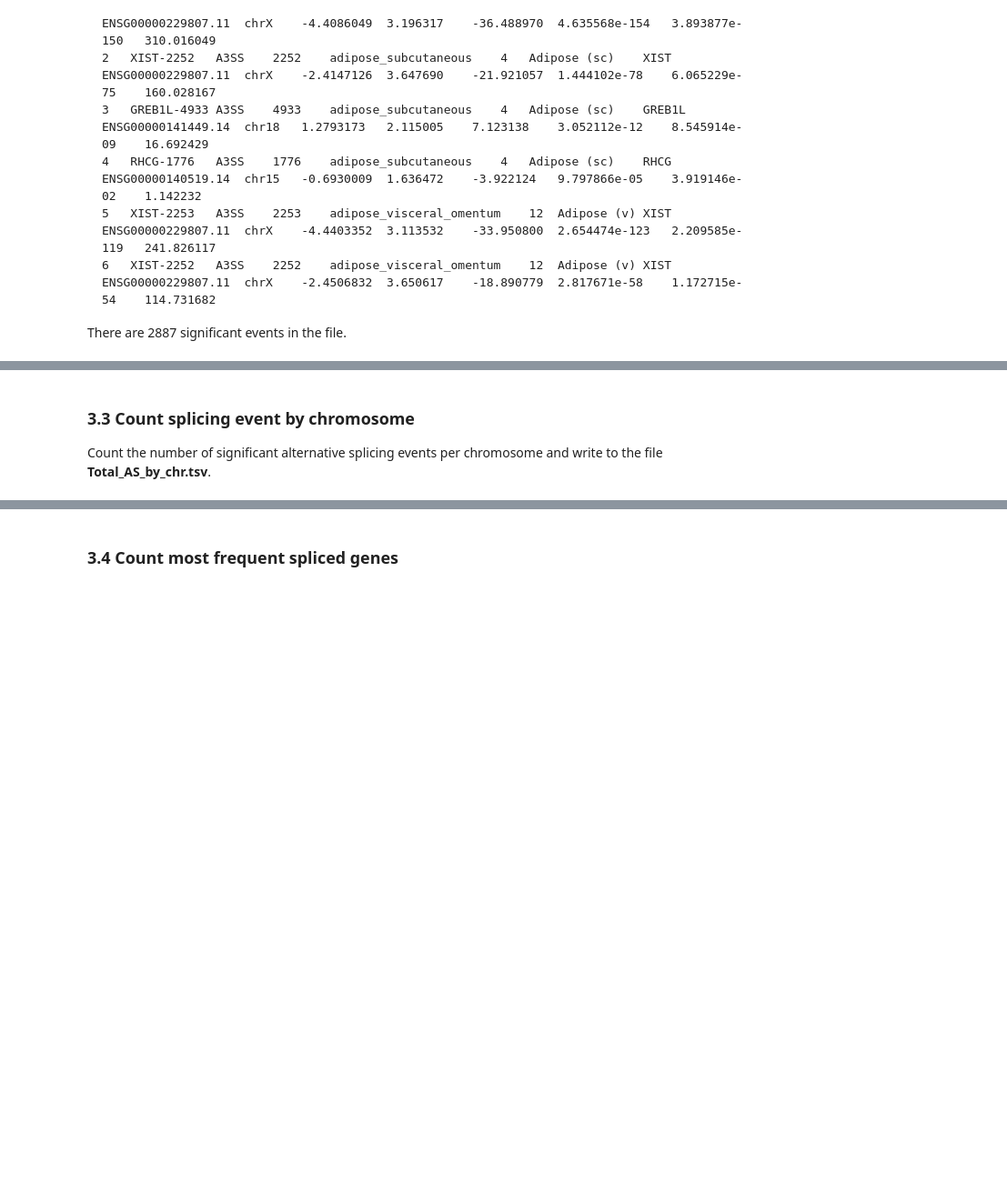
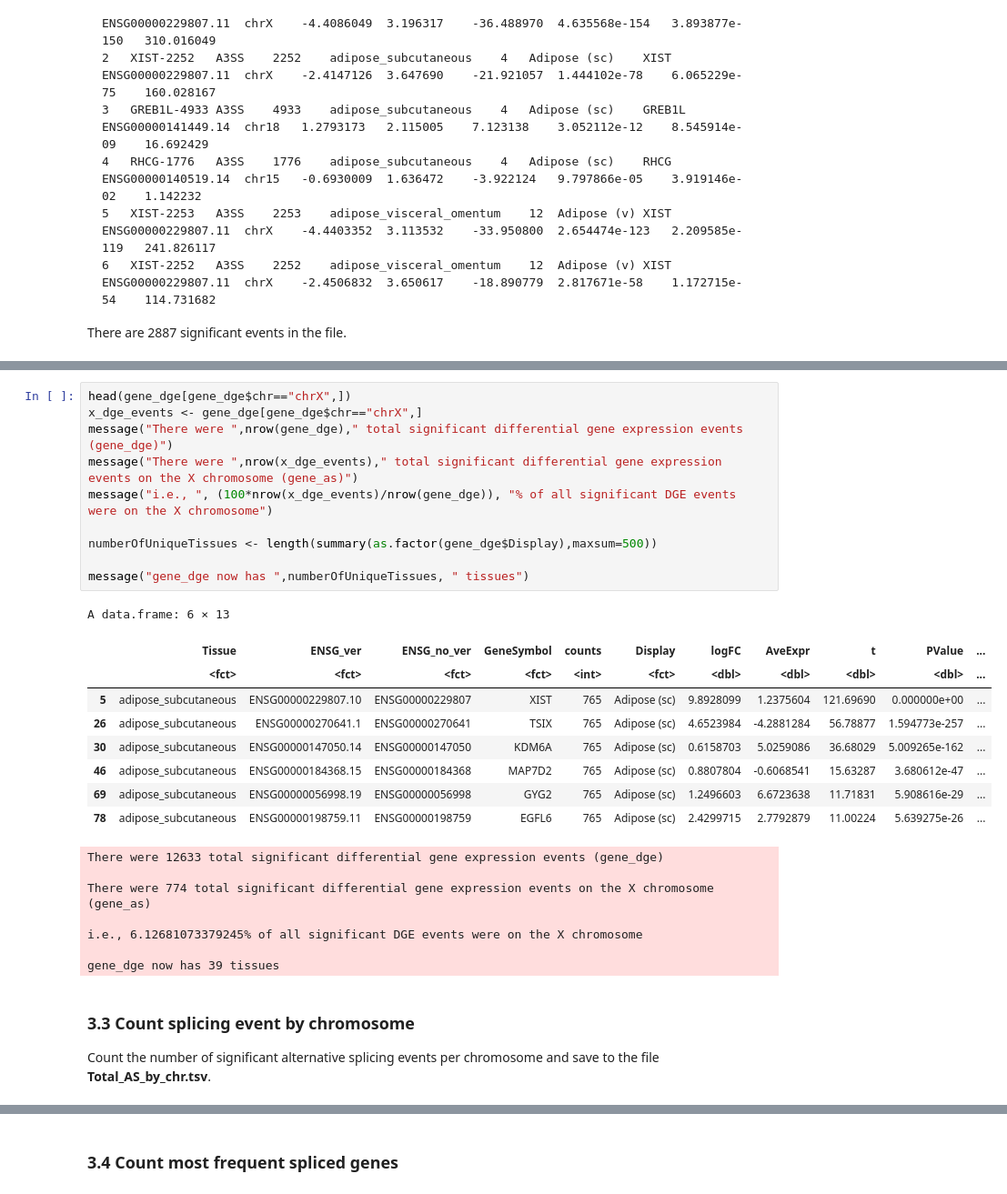
Before and after one commit to TheJacksonLaboratory/sbas, a Jupyter notebook: jupyter/countGenesAndEvents.ipynb, the cells around one changed output, grey strips where cells are left out. Shown: that part at 91% size. Drawn from its saved outputs; the diff is of its cells as text; blank space fills up the shorter version.

```diff
--- a/jupyter/countGenesAndEvents.ipynb
+++ b/jupyter/countGenesAndEvents.ipynb
@@ -441,5 +688,32 @@ A3SS A5SS  MXE   RI   SE
+# %%
+head(gene_dge[gene_dge$chr=="chrX",])
+x_dge_events <- gene_dge[gene_dge$chr=="chrX",]
+message("There were ",nrow(gene_dge)," total significant differential gene expression events (gene_dge)")
+message("There were ",nrow(x_dge_events)," total significant differential gene expression events on the X chromosome (gene_as)")
+message("i.e., ", (100*nrow(x_dge_events)/nrow(gene_dge)), "% of all significant DGE events were on the X chromosome")
+
+numberOfUniqueTissues <- length(summary(as.factor(gene_dge$Display),maxsum=500))
+
+message("gene_dge now has ",numberOfUniqueTissues, " tissues")
+# %% [output]
+A data.frame: 6 × 13
+|  | Tissue | ENSG_ver | ENSG_no_ver | GeneSymbol | counts | Display | logFC | AveExpr | t | PValue | ... |
+|  | <fct> | <fct> | <fct> | <fct> | <int> | <fct> | <dbl> | <dbl> | <dbl> | <dbl> | ... |
+| 5 | adipose_subcutaneous | ENSG00000229807.10 | ENSG00000229807 | XIST | 765 | Adipose (sc) | 9.8928099 | 1.2375604 | 121.69690 | 0.000000e+00 | ... |
+| 26 | adipose_subcutaneous | ENSG00000270641.1 | ENSG00000270641 | TSIX | 765 | Adipose (sc) | 4.6523984 | -4.2881284 | 56.78877 | 1.594773e-257 | ... |
+| 30 | adipose_subcutaneous | ENSG00000147050.14 | ENSG00000147050 | KDM6A | 765 | Adipose (sc) | 0.6158703 | 5.0259086 | 36.68029 | 5.009265e-162 | ... |
+| 46 | adipose_subcutaneous | ENSG00000184368.15 | ENSG00000184368 | MAP7D2 | 765 | Adipose (sc) | 0.8807804 | -0.6068541 | 15.63287 | 3.680612e-47 | ... |
+| 69 | adipose_subcutaneous | ENSG00000056998.19 | ENSG00000056998 | GYG2 | 765 | Adipose (sc) | 1.2496603 | 6.6723638 | 11.71831 | 5.908616e-29 | ... |
+| 78 | adipose_subcutaneous | ENSG00000198759.11 | ENSG00000198759 | EGFL6 | 765 | Adipose (sc) | 2.4299715 | 2.7792879 | 11.00224 | 5.639275e-26 | ... |
+There were 12633 total significant differential gene expression events (gene_dge)
+
+There were 774 total significant differential gene expression events on the X chromosome (gene_as)
+
+i.e., 6.12681073379245% of all significant DGE events were on the X chromosome
+
+gene_dge now has 39 tissues
 # %% [markdown]
 ### 3.3 Count splicing event by chromosome
 
-Count the number of significant alternative splicing events per chromosome and write to the file **Total_AS_by_chr.tsv**.
+Count the number of significant alternative splicing events per chromosome and save to the file **Total_AS_by_chr.tsv**.
 # %%
```
Also changed, not shown: parts of 42 cells of this notebook, 4 other files.
